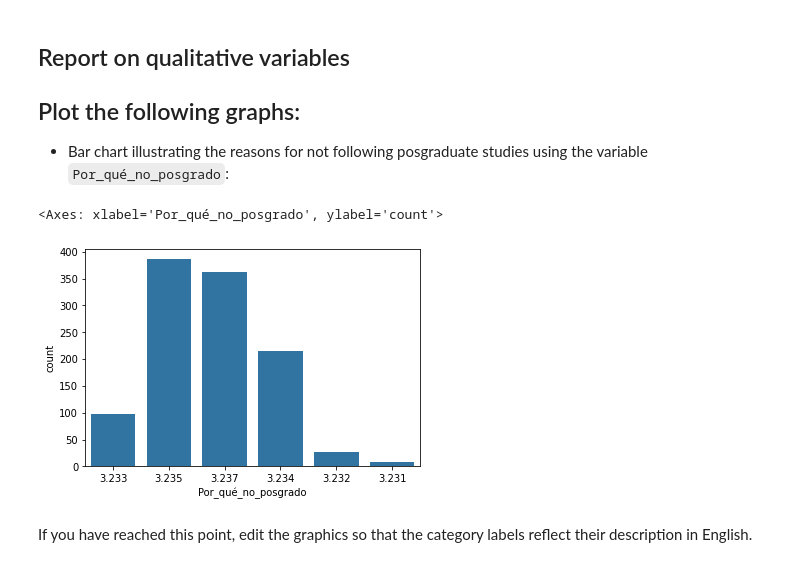
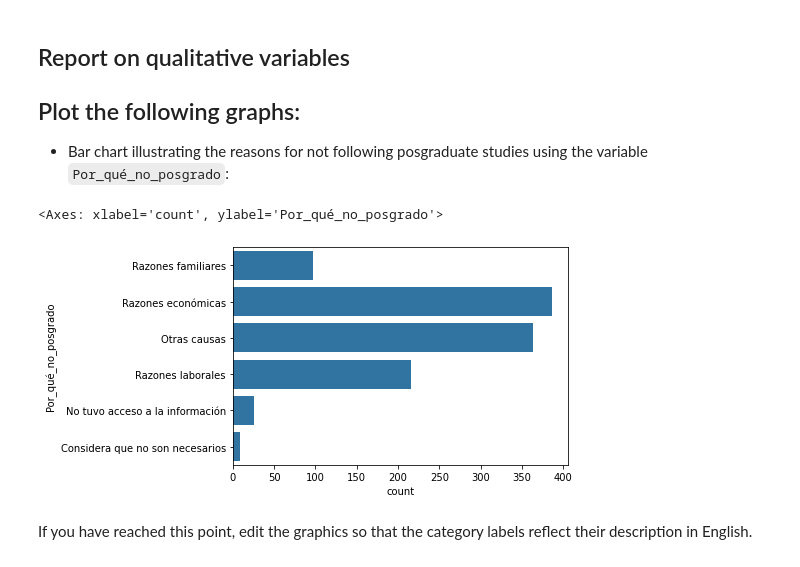
Before and after one commit to renatoparedes/OSS-Python, a Jupyter notebook: Data_Wrangling/Solutions_Data_Visualisation.ipynb, the cells around one changed output. Drawn from its saved outputs; the diff is of its cells as text; code cells hidden in the pictures.

Commit message:
Data wrangling solutions

```diff
--- a/Data_Wrangling/Solutions_Data_Visualisation.ipynb
+++ b/Data_Wrangling/Solutions_Data_Visualisation.ipynb
@@ -170,7 +170,8 @@ codes = {
     "3.237": "Otras causas",
 }
 
-new_df.replace({"Por_qué_no_posgrado": codes})
+new_df.replace({"Por_qué_no_posgrado": codes}, inplace=True)
+new_df
 # %% [output]
 |  | Hs_promedio_trab_semana | Num_hijos | Sexo | Próximos_tres_años_posgrado | Por_qué_no_posgrado |
 | 0 | 32.0 | 0 | 0 | 3.241 | Razones familiares |
@@ -204,0 +204,11 @@ and `Próximos_tres_años_posgrado`:
+# %%
+# Write your solution here
+
+sex_code = {"0": "Femenino", "1": "Masculino", "2": "Otr@s"}
+pg_plans_code = {"3.241": "Sí", "3.242": "No"}
+
+new_df.replace(
+    {"Sexo": sex_code, "Próximos_tres_años_posgrado": pg_plans_code},
+    inplace=True,
+)
+new_df
@@ -236,9 +272,9 @@ If you have reached this point, now edit the graphs so that the X and Y axes hav
 - Bar chart illustrating the reasons for not following posgraduate studies using the variable `Por_qué_no_posgrado`:
 # %%
 # Write your solution here
-sns.countplot(x="Por_qué_no_posgrado", data=new_df)
+sns.countplot(y="Por_qué_no_posgrado", data=new_df)
 # %% [output]
-<Axes: xlabel='Por_qué_no_posgrado', ylabel='count'>
+<Axes: xlabel='count', ylabel='Por_qué_no_posgrado'>
-[figure, old version]
+[figure, new version]
 # %% [markdown]
 If you have reached this point, edit the graphics so that the category labels reflect their description in English.
```
Also changed, not shown: parts of 13 cells of this notebook, 4 other files.
